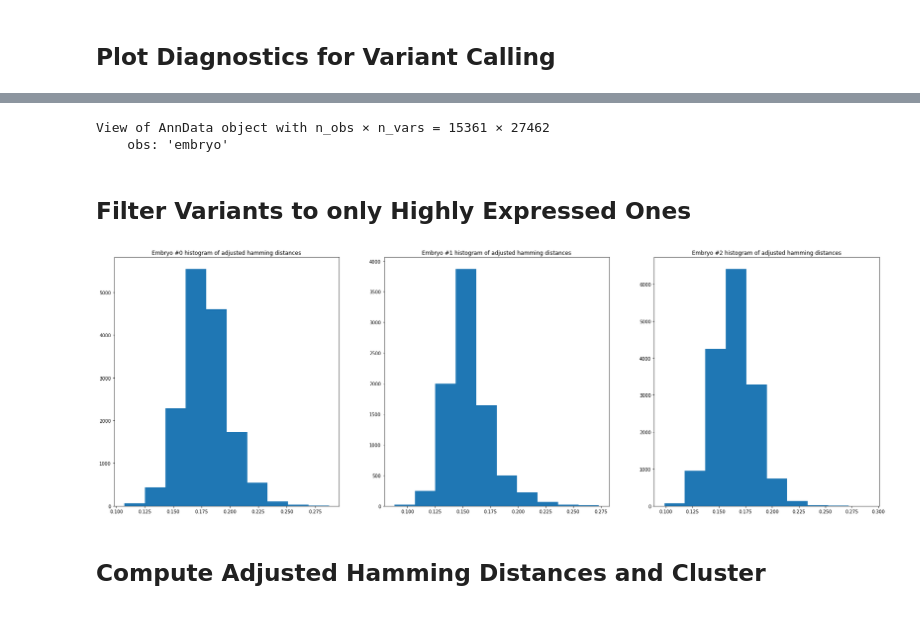
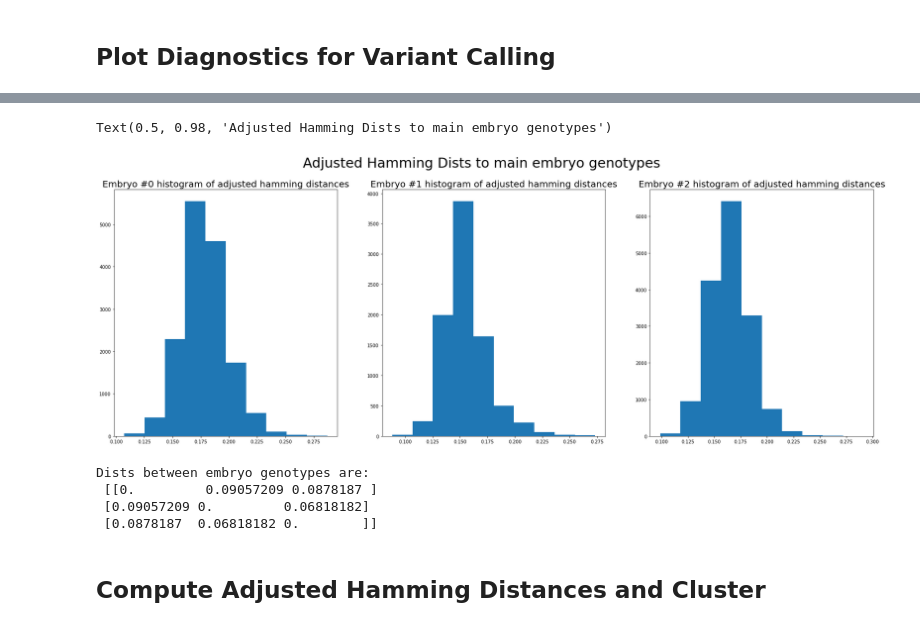
Before and after one commit to bkiyota/SNPBarcodingSimulator, a Jupyter notebook: cluster_embryos_mouse.ipynb, the cells around one changed output, grey strips where cells are left out. Cells and saved outputs as stored; diff of their text form; code cells hidden in the pictures.

```diff
--- a/cluster_embryos_mouse.ipynb
+++ b/cluster_embryos_mouse.ipynb
@@ -60,8 +60,9 @@ for i in range(NUM_EMBRYOS):
     obs = pd.DataFrame(index=cell_barcodes[i])
     obs['embryo'] = i
     var = pd.DataFrame(index=mutation_annos[i])
+    X = variant_mats[i].T.toarray()
 
-    adata = anndata.AnnData(obs=obs, var=var, X=variant_mats[i].T)
+    adata = anndata.AnnData(obs=obs, var=var, X=X)
     variant_adatas.append(adata)
 
 # Convert the number of reads for each cell/variant into anndata
@@ -70,13 +71,25 @@ for i in range(NUM_EMBRYOS):
     obs = pd.DataFrame(index=cell_barcodes[i])
     obs['embryo'] = i
     var = pd.DataFrame(index=mutation_annos[i])
+
+    # Combine both reads
     X = ref_reads_mats[i].T + var_reads_mats[i].T
+    X = X.toarray()
 
-    adata = anndata.AnnData(obs=obs, var=var, X=X.toarray())
+    adata = anndata.AnnData(obs=obs, var=var, X=X)
     read_adatas.append(adata)
 # %%
+# Join the data from each embryo
 variants_joined = anndata.concat(variant_adatas, join='outer')
 reads_joined = anndata.concat(read_adatas, join='outer')
+
+# Replace any missing data with zeros
+variants_joined.X[np.isnan(variants_joined.X)] = 0
+reads_joined.X[np.isnan(reads_joined.X)] = 0
+
+# Fix dtypes
+variants_joined.X = variants_joined.X.astype('int16')
+reads_joined.X = reads_joined.X.astype('int16')
 # %% [output]
 Observation names are not unique. To make them unique, call `.obs_names_make_unique`.
 Observation names are not unique. To make them unique, call `.obs_names_make_unique`.
@@ -178,7 +177,0 @@ plt.show()
-# %%
-variants_joined[variants_joined.obs.embryo == 0, :]
-# %% [output]
-View of AnnData object with n_obs × n_vars = 15361 × 27462
-    obs: 'embryo'
-# %% [markdown]
-## Filter Variants to only Highly Expressed Ones
@@ -185,32 +216,28 @@ View of AnnData object with n_obs × n_vars = 15361 × 27462
 # %%
-new_embs = []
 dists = []
 most_common_calls = []
 
 for emb_num in variants_joined.obs.embryo.unique():
     # Find the most common genotype for each embryo
     emb = variants_joined[variants_joined.obs.embryo == emb_num, :].copy()
-    emb.X = emb.X.toarray().astype('int16')
 
     most_common_call = get_most_common_call(emb)
     most_common_calls.append(most_common_call)
 
     ham_dists = find_differences(emb, most_common_call)
     dists.append(ham_dists)
-
-    # Get the best 10% of cells in terms of differing fraction
-    cutoff = np.quantile(ham_dists, 0.01)
-    emb_new = emb[ham_dists <= cutoff, :].copy()
-    new_embs.append(emb_new)
 # %%
 plt.figure(figsize=(30, 10))
 
 for i in range(NUM_EMBRYOS):
     plt.subplot(1, 3, i+1)
-    plt.title(f'Embryo #{i} histogram of adjusted hamming distances')
+    plt.title(f'Embryo #{i} histogram of adjusted hamming distances', fontsize=20)
     plt.hist(dists[i])
+
+plt.suptitle('Adjusted Hamming Dists to main embryo genotypes', fontsize=30)
 # %% [output]
+Text(0.5, 0.98, 'Adjusted Hamming Dists to main embryo genotypes')
-[figure, old version]
+[figure, new version]
 # %%
 genotype_dists = []
 
@@ -223,3 +250,9 @@ for g1 in most_common_calls:
     genotype_dists.append(dist_g1)
 
 genotype_dists = np.array(genotype_dists)
+print(f'Dists between embryo genotypes are: \n {genotype_dists}')
+# %% [output]
+Dists between embryo genotypes are:
+ [[0.         0.09057209 0.0878187 ]
+ [0.09057209 0.         0.06818182]
+ [0.0878187  0.06818182 0.        ]]
```
Also changed, not shown: parts of 14 cells of this notebook.
